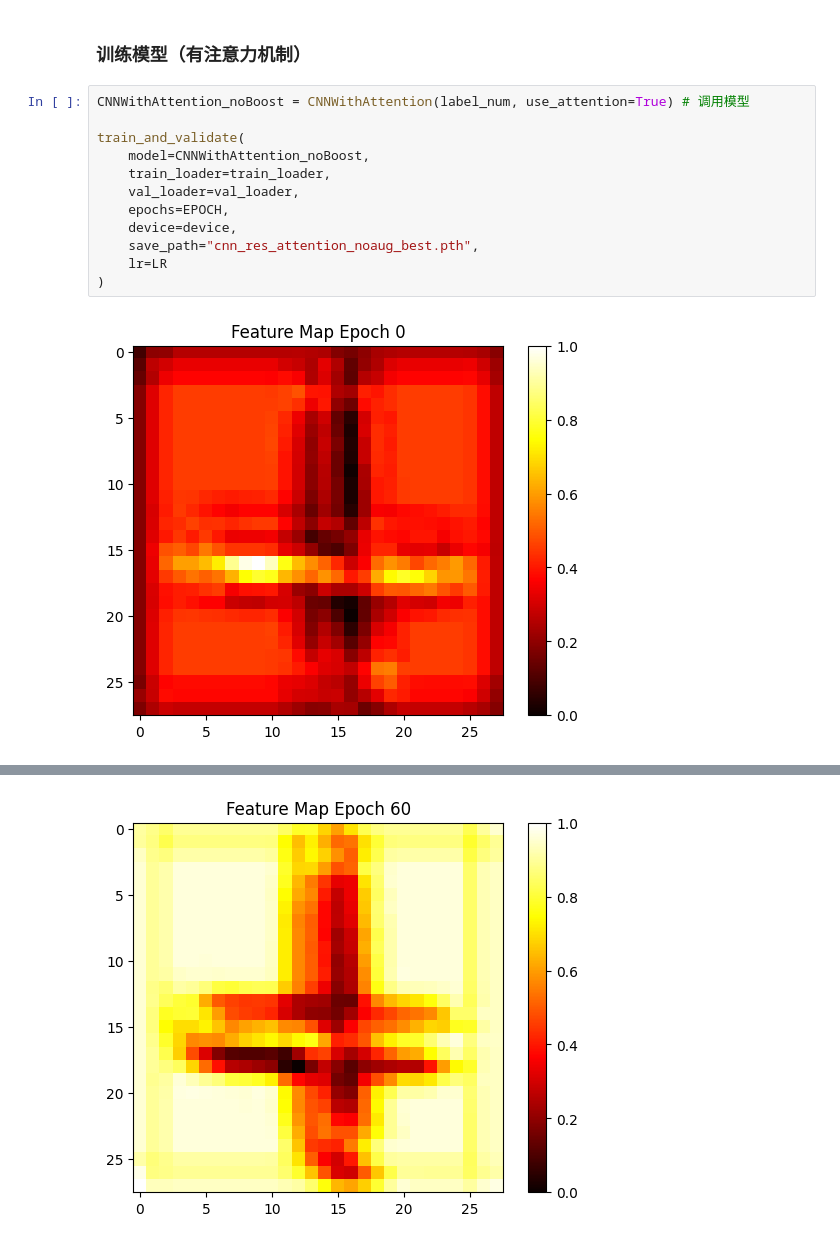
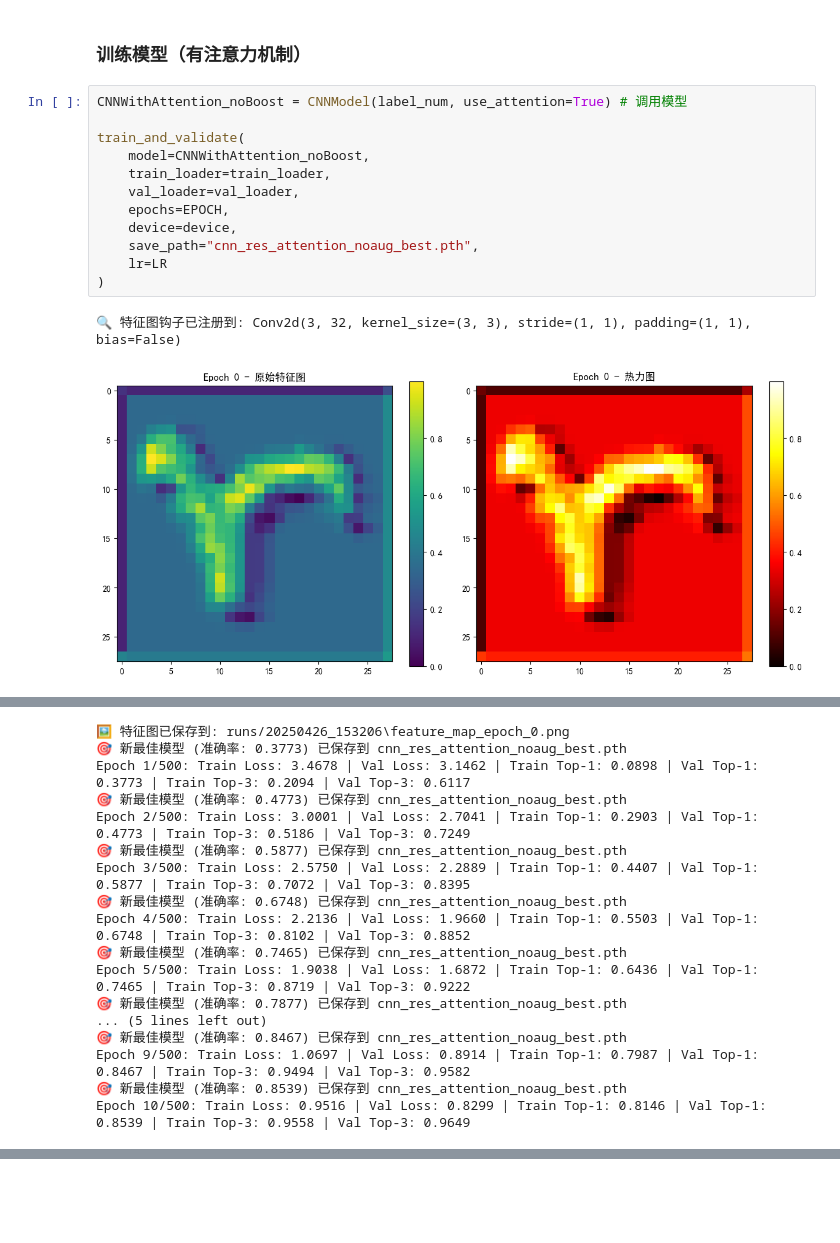
Before and after one commit to Authcult/Com_Intelligent_work, a Jupyter notebook: myCnn.ipynb, the cells around one changed output, grey strips where cells are left out. Drawn from its saved outputs; the diff is of its cells as text; blank space fills up the shorter version.

```diff
--- a/myCnn.ipynb
+++ b/myCnn.ipynb
@@ -197,16 +378,17 @@ plt.show()
 # %% [markdown]
 ### 训练模型（有注意力机制）
 # %%
-CNNWithAttention_noBoost = CNNWithAttention(label_num, use_attention=True) # 调用模型
+CNNWithAttention_noBoost = CNNModel(label_num, use_attention=True) # 调用模型
 
 train_and_validate(
     model=CNNWithAttention_noBoost,
     train_loader=train_loader,
     val_loader=val_loader,
     epochs=EPOCH,
     device=device,
     save_path="cnn_res_attention_noaug_best.pth",
     lr=LR
 )
 # %% [output]
+🔍 特征图钩子已注册到: Conv2d(3, 32, kernel_size=(3, 3), stride=(1, 1), padding=(1, 1), bias=False)
-[figure, old version]
+[figure, new version]
@@ -231,0 +395,17 @@ Epoch [10/500] Loss: 0.6814, Train Top-1 Acc: 0.8424, Train Top-3 Acc: 0.9629, V
+🖼️ 特征图已保存到: runs/20250426_153206\feature_map_epoch_0.png
+🎯 新最佳模型 (准确率: 0.3773) 已保存到 cnn_res_attention_noaug_best.pth
+Epoch 1/500: Train Loss: 3.4678 | Val Loss: 3.1462 | Train Top-1: 0.0898 | Val Top-1: 0.3773 | Train Top-3: 0.2094 | Val Top-3: 0.6117
+🎯 新最佳模型 (准确率: 0.4773) 已保存到 cnn_res_attention_noaug_best.pth
+Epoch 2/500: Train Loss: 3.0001 | Val Loss: 2.7041 | Train Top-1: 0.2903 | Val Top-1: 0.4773 | Train Top-3: 0.5186 | Val Top-3: 0.7249
+🎯 新最佳模型 (准确率: 0.5877) 已保存到 cnn_res_attention_noaug_best.pth
+Epoch 3/500: Train Loss: 2.5750 | Val Loss: 2.2889 | Train Top-1: 0.4407 | Val Top-1: 0.5877 | Train Top-3: 0.7072 | Val Top-3: 0.8395
+🎯 新最佳模型 (准确率: 0.6748) 已保存到 cnn_res_attention_noaug_best.pth
+Epoch 4/500: Train Loss: 2.2136 | Val Loss: 1.9660 | Train Top-1: 0.5503 | Val Top-1: 0.6748 | Train Top-3: 0.8102 | Val Top-3: 0.8852
+🎯 新最佳模型 (准确率: 0.7465) 已保存到 cnn_res_attention_noaug_best.pth
+Epoch 5/500: Train Loss: 1.9038 | Val Loss: 1.6872 | Train Top-1: 0.6436 | Val Top-1: 0.7465 | Train Top-3: 0.8719 | Val Top-3: 0.9222
+🎯 新最佳模型 (准确率: 0.7877) 已保存到 cnn_res_attention_noaug_best.pth
+... (5 lines left out)
+🎯 新最佳模型 (准确率: 0.8467) 已保存到 cnn_res_attention_noaug_best.pth
+Epoch 9/500: Train Loss: 1.0697 | Val Loss: 0.8914 | Train Top-1: 0.7987 | Val Top-1: 0.8467 | Train Top-3: 0.9494 | Val Top-3: 0.9582
+🎯 新最佳模型 (准确率: 0.8539) 已保存到 cnn_res_attention_noaug_best.pth
+Epoch 10/500: Train Loss: 0.9516 | Val Loss: 0.8299 | Train Top-1: 0.8146 | Val Top-1: 0.8539 | Train Top-3: 0.9558 | Val Top-3: 0.9649
@@ -301 +478,0 @@ Epoch [60/500] Loss: 0.2348, Train Top-1 Acc: 0.9206, Train Top-3 Acc: 0.9919, V
-[figure, removed]
```
Also changed, not shown: parts of 16 cells of this notebook, 2 other files.
